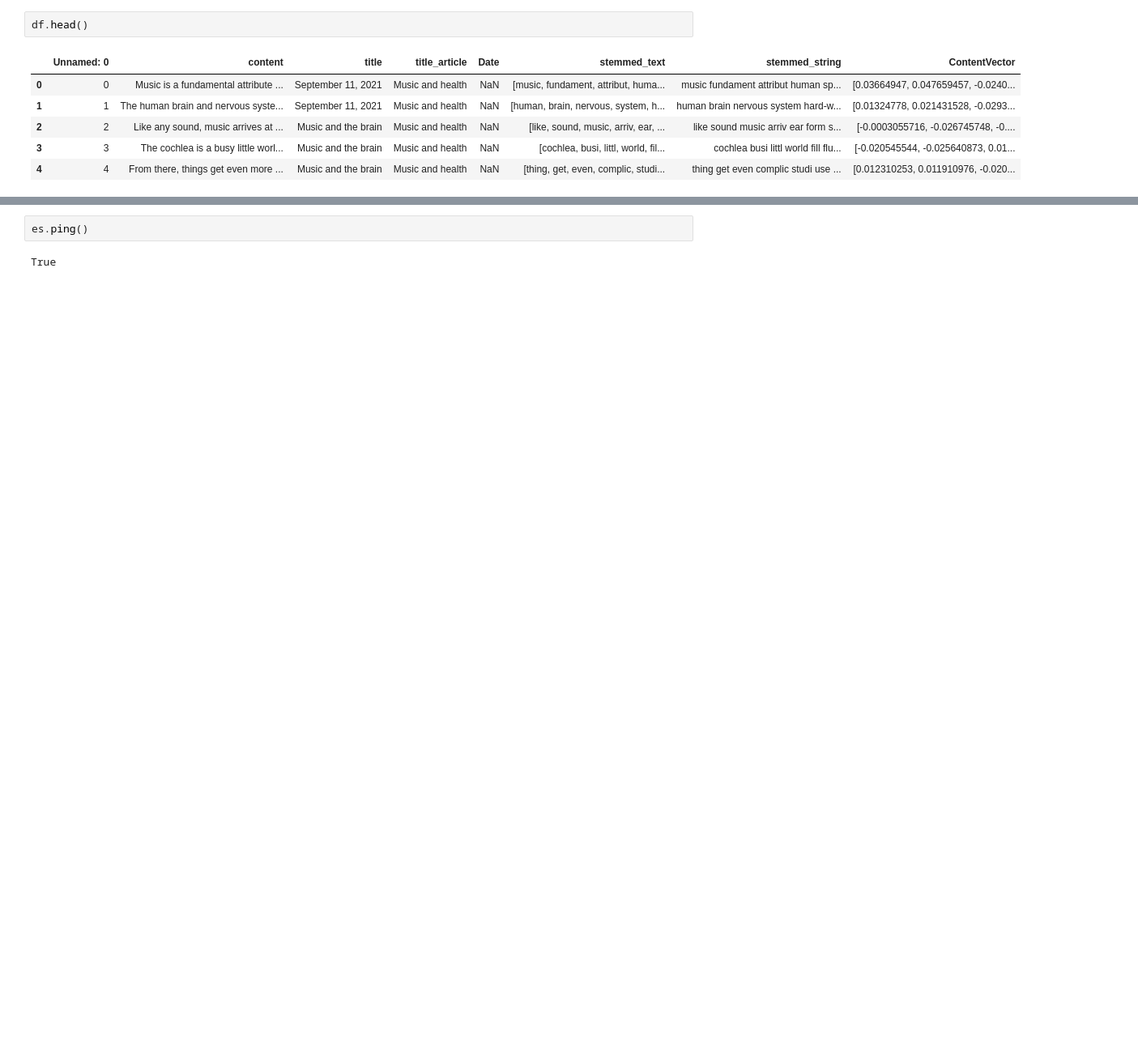
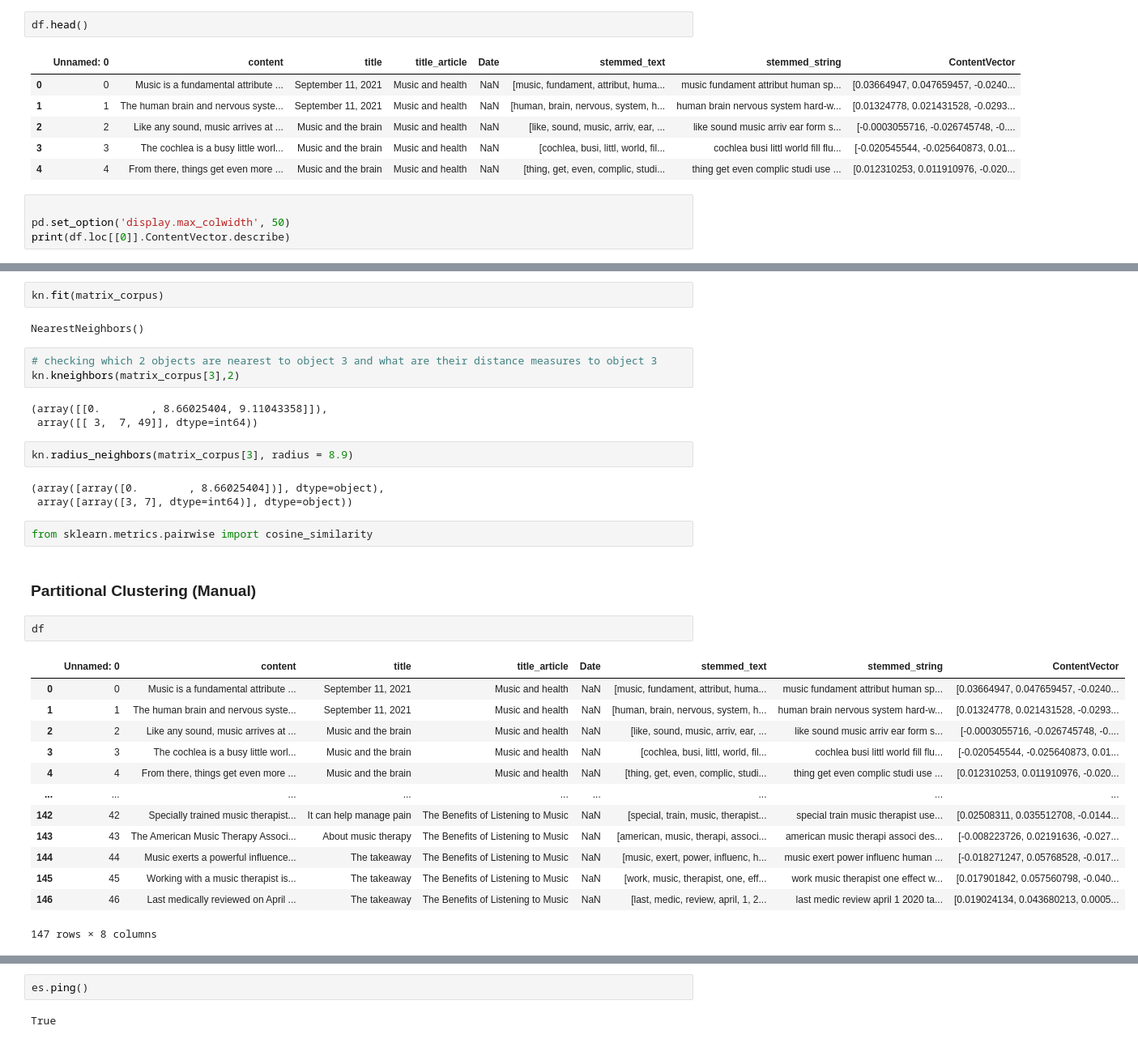
Before and after one commit to Tom-Kab/IDPA-Project-1, a Jupyter notebook: indexDataFinal.ipynb, the cells around one changed output, grey strips where cells are left out. Shown: that part at 81% size. Drawn from its saved outputs; the diff is of its cells as text; blank space fills up the shorter version.

```diff
--- a/indexDataFinal.ipynb
+++ b/indexDataFinal.ipynb
@@ -391,3 +391,7 @@ df.head()
 | 2 | 2 | Like any sound, music arrives at ... | Music and the brain | Music and health | NaN | [like, sound, music, arriv, ear, ... | like sound music arriv ear form s... | [-0.0003055716, -0.026745748, -0.... |
 | 3 | 3 | The cochlea is a busy little worl... | Music and the brain | Music and health | NaN | [cochlea, busi, littl, world, fil... | cochlea busi littl world fill flu... | [-0.020545544, -0.025640873, 0.01... |
 | 4 | 4 | From there, things get even more ... | Music and the brain | Music and health | NaN | [thing, get, even, complic, studi... | thing get even complic studi use ... | [0.012310253, 0.011910976, -0.020... |
+# %%
+
+pd.set_option('display.max_colwidth', 50)
+print(df.loc[[0]].ContentVector.describe)
@@ -393,0 +459,35 @@ df.head()
+# %%
+kn.fit(matrix_corpus)
+# %% [output]
+NearestNeighbors()
+# %%
+# checking which 2 objects are nearest to object 3 and what are their distance measures to object 3
+kn.kneighbors(matrix_corpus[3],2)
+# %% [output]
+(array([[0.        , 8.66025404, 9.11043358]]),
+ array([[ 3,  7, 49]], dtype=int64))
+# %%
+kn.radius_neighbors(matrix_corpus[3], radius = 8.9)
+# %% [output]
+(array([array([0.        , 8.66025404])], dtype=object),
+ array([array([3, 7], dtype=int64)], dtype=object))
+# %%
+from sklearn.metrics.pairwise import cosine_similarity
+# %% [markdown]
+### Partitional Clustering (Manual)
+# %%
+df
+# %% [output]
+|  | Unnamed: 0 | content | title | title_article | Date | stemmed_text | stemmed_string | ContentVector |
+| 0 | 0 | Music is a fundamental attribute ... | September 11, 2021 | Music and health | NaN | [music, fundament, attribut, huma... | music fundament attribut human sp... | [0.03664947, 0.047659457, -0.0240... |
+| 1 | 1 | The human brain and nervous syste... | September 11, 2021 | Music and health | NaN | [human, brain, nervous, system, h... | human brain nervous system hard-w... | [0.01324778, 0.021431528, -0.0293... |
+| 2 | 2 | Like any sound, music arrives at ... | Music and the brain | Music and health | NaN | [like, sound, music, arriv, ear, ... | like sound music arriv ear form s... | [-0.0003055716, -0.026745748, -0.... |
+| 3 | 3 | The cochlea is a busy little worl... | Music and the brain | Music and health | NaN | [cochlea, busi, littl, world, fil... | cochlea busi littl world fill flu... | [-0.020545544, -0.025640873, 0.01... |
+| 4 | 4 | From there, things get even more ... | Music and the brain | Music and health | NaN | [thing, get, even, complic, studi... | thing get even complic studi use ... | [0.012310253, 0.011910976, -0.020... |
+| ... | ... | ... | ... | ... | ... | ... | ... | ... |
+| 142 | 42 | Specially trained music therapist... | It can help manage pain | The Benefits of Listening to Music | NaN | [special, train, music, therapist... | special train music therapist use... | [0.02508311, 0.035512708, -0.0144... |
+| 143 | 43 | The American Music Therapy Associ... | About music therapy | The Benefits of Listening to Music | NaN | [american, music, therapi, associ... | american music therapi associ des... | [-0.008223726, 0.02191636, -0.027... |
+| 144 | 44 | Music exerts a powerful influence... | The takeaway | The Benefits of Listening to Music | NaN | [music, exert, power, influenc, h... | music exert power influenc human ... | [-0.018271247, 0.05768528, -0.017... |
+| 145 | 45 | Working with a music therapist is... | The takeaway | The Benefits of Listening to Music | NaN | [work, music, therapist, one, eff... | work music therapist one effect w... | [0.017901842, 0.057560798, -0.040... |
+| 146 | 46 | Last medically reviewed on April ... | The takeaway | The Benefits of Listening to Music | NaN | [last, medic, review, april, 1, 2... | last medic review april 1 2020 ta... | [0.019024134, 0.043680213, 0.0005... |
+147 rows × 8 columns
```
Also changed, not shown: parts of 36 cells of this notebook.
